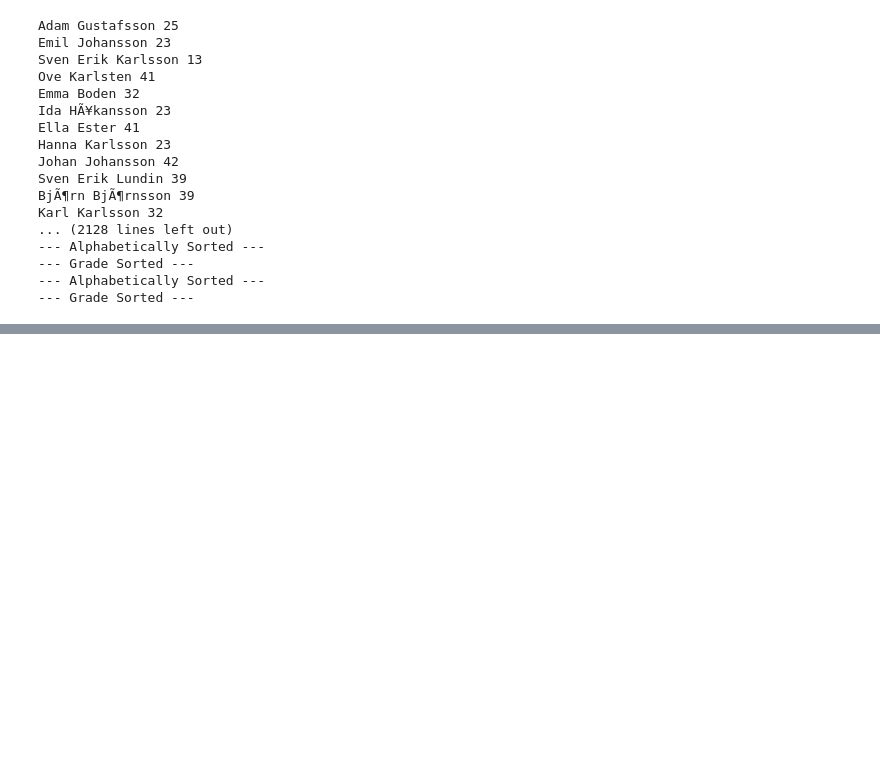
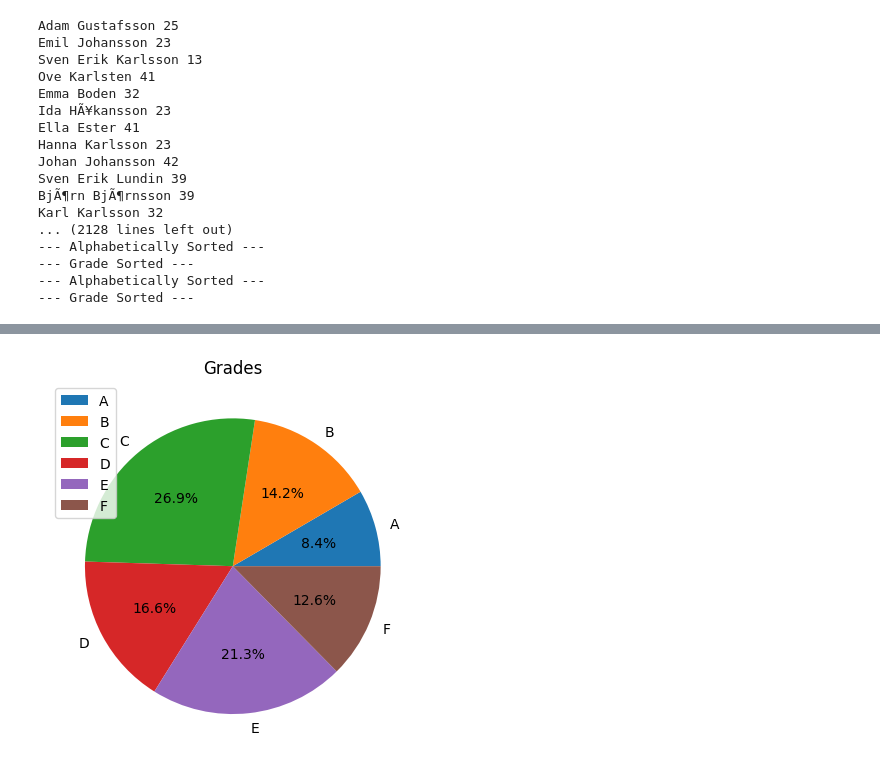
Before and after one commit to Utjiman/Python-Richard-Boden-OPA23, a Jupyter notebook: Exercise/0.08_file_handling.ipynb, the cells around one changed output, grey strips where cells are left out. Cells and saved outputs as stored; diff of their text form; code cells hidden in the pictures; blank space fills up the shorter version.

```diff
--- a/Exercise/0.08_file_handling.ipynb
+++ b/Exercise/0.08_file_handling.ipynb
@@ -270,0 +274,8 @@ plt.show()
+# %%
+mylabels_2 = ["A", "B", "C", "D", "E", "F"]
+plt.pie(data_cleaned_2, labels= mylabels_2, autopct='%1.1f%%')
+plt.title("Grades")
+plt.legend()
+plt.show()
+# %% [output]
+[figure, added]
```
Also changed, not shown: parts of 1 cell of this notebook, 5 other files.
